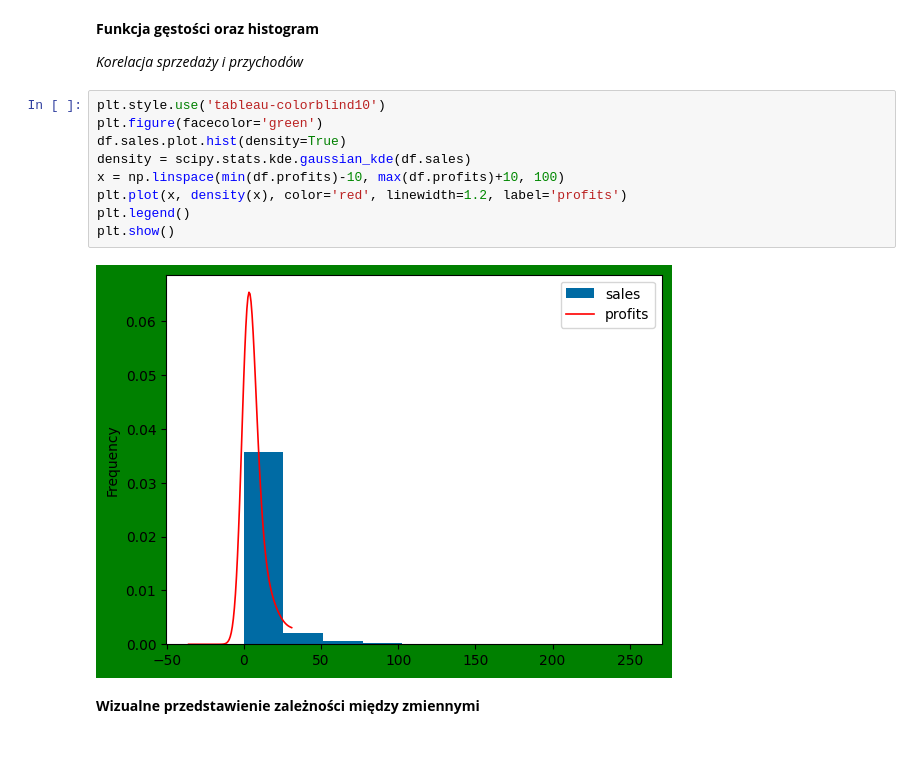
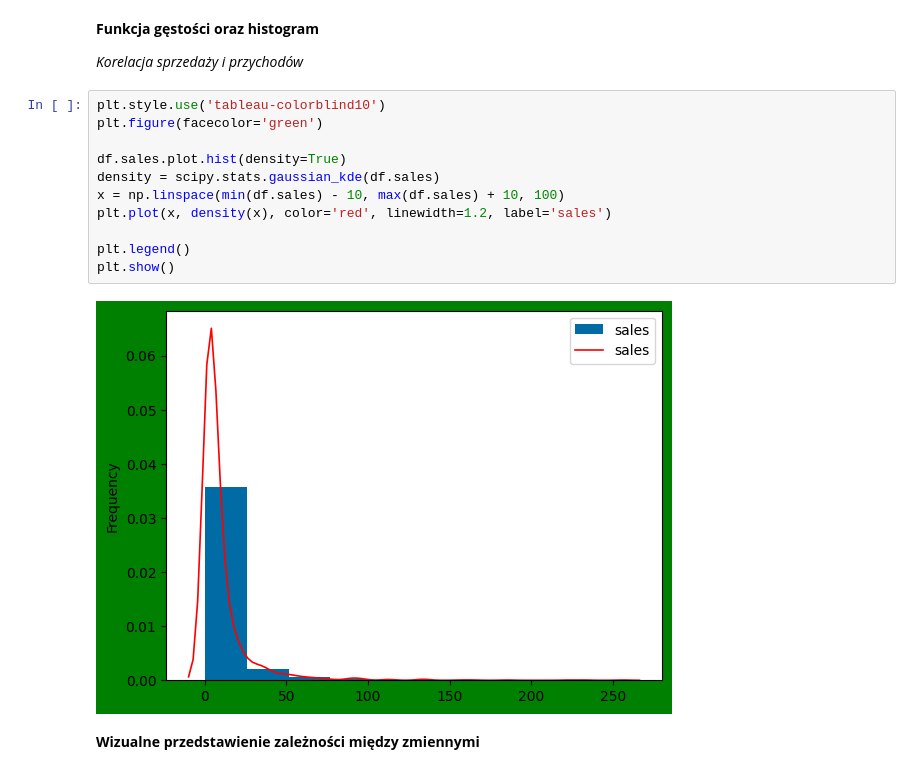
Before and after one commit to CyrexML/AnalizaFirm, a Jupyter notebook: projekt.ipynb, the cells around one changed output. Cells and saved outputs as stored; diff of their text form.

```diff
--- a/projekt.ipynb
+++ b/projekt.ipynb
@@ -62,14 +62,16 @@ plt.show()
 # %%
 plt.style.use('tableau-colorblind10')
 plt.figure(facecolor='green')
+
 df.sales.plot.hist(density=True)
-density = scipy.stats.kde.gaussian_kde(df.sales)
-x = np.linspace(min(df.profits)-10, max(df.profits)+10, 100)
-plt.plot(x, density(x), color='red', linewidth=1.2, label='profits')
+density = scipy.stats.gaussian_kde(df.sales)
+x = np.linspace(min(df.sales) - 10, max(df.sales) + 10, 100)
+plt.plot(x, density(x), color='red', linewidth=1.2, label='sales')
+
 plt.legend()
 plt.show()
 # %% [output]
-[figure, old version]
+[figure, new version]
 # %% [markdown]
 **Wizualne przedstawienie zależności między zmiennymi**
 # %%
```
